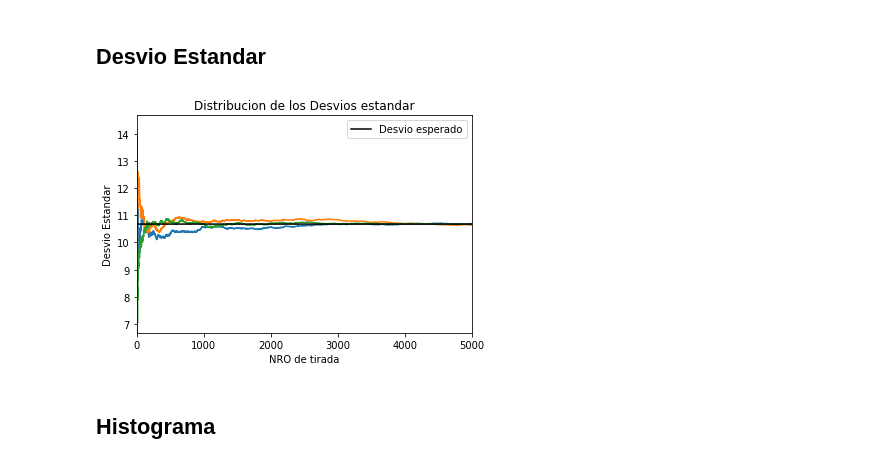
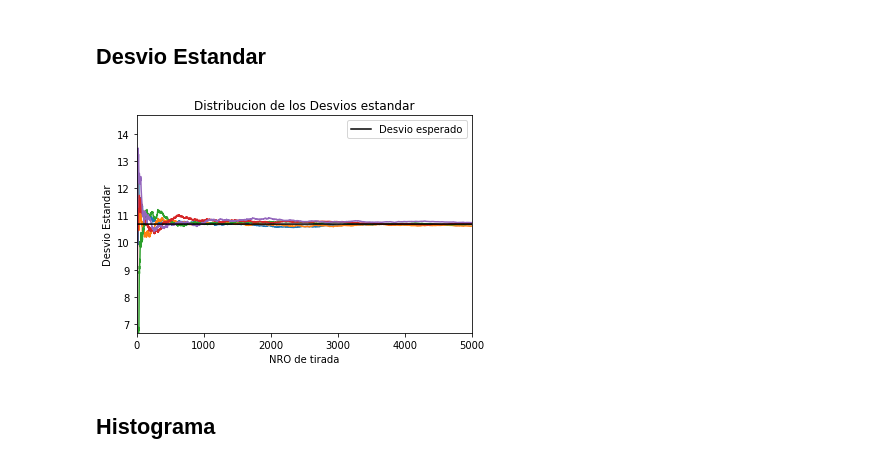
Before and after one commit to alejaz92/facultad, a Jupyter notebook: TP1 - Ruleta.ipynb, the cells around one changed output. Drawn from its saved outputs; the diff is of its cells as text; code cells hidden in the pictures.

```diff
--- a/TP1 - Ruleta.ipynb
+++ b/TP1 - Ruleta.ipynb
@@ -134,7 +134,7 @@ plt.show()
 ## Desvio Estandar
 # %%
 tm = 5000               # Tamaño de la muestra
-ex = 3                  # cantidad de experimentos
+ex = 5                  # cantidad de experimentos
 vi = 0                  # valor inicial ruleta
 vf = 36                 # valor final ruleta
 
@@ -142,34 +142,34 @@ for i in range(ex):    # Bucle para cada experimento
 
     arr_nro = []
     arr_des = []
 
     for tir in range(1, tm + 1):
         nro_random = np.random.randint(vi, vf + 1)
         arr_nro.append(nro_random)
         des = np.std(arr_nro)
         arr_des.append(des)
     plt.plot(arr_des)
 
 # Desvio teorico
 arr_dt = []
 for idx in range(vi, vf + 1):
     arr_dt.append(idx)
 dt = np.std(arr_dt) # valor desvio
 
 arr_dtgraf = []
 for i in range(tm):
     arr_dtgraf.append(dt)
 plt.plot(arr_dtgraf, color= "black", label= "Desvio esperado")
 
 # a continuacion detalles adicionales de graficacion
 plt.axis([0, tm, dt -4 , dt + 4])
 plt.title("Distribucion de los Desvios estandar")
 plt.xlabel("NRO de tirada")
 plt.ylabel("Desvio Estandar")
 plt.legend(loc="upper right")
 plt.show()
 # %% [output]
-[figure, old version]
+[figure, new version]
 # %% [markdown]
 ## Histograma
 # %% [markdown]
```
Also changed, not shown: parts of 4 cells of this notebook.
